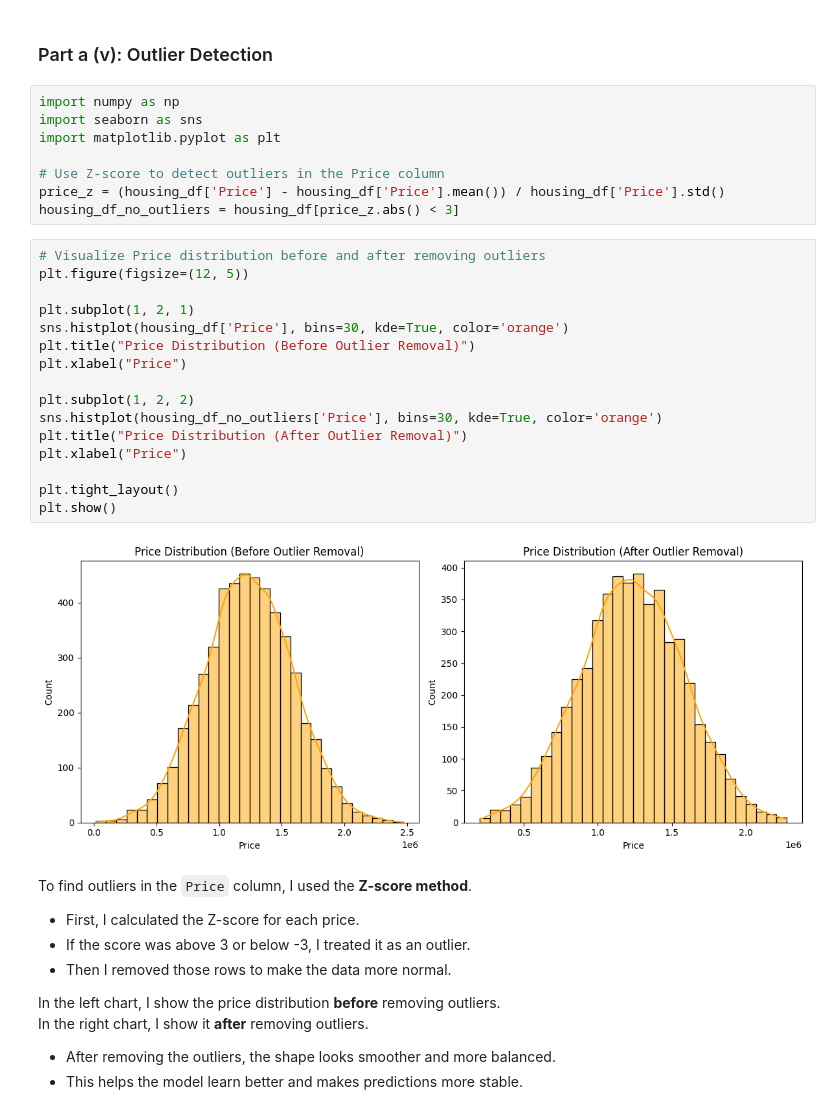
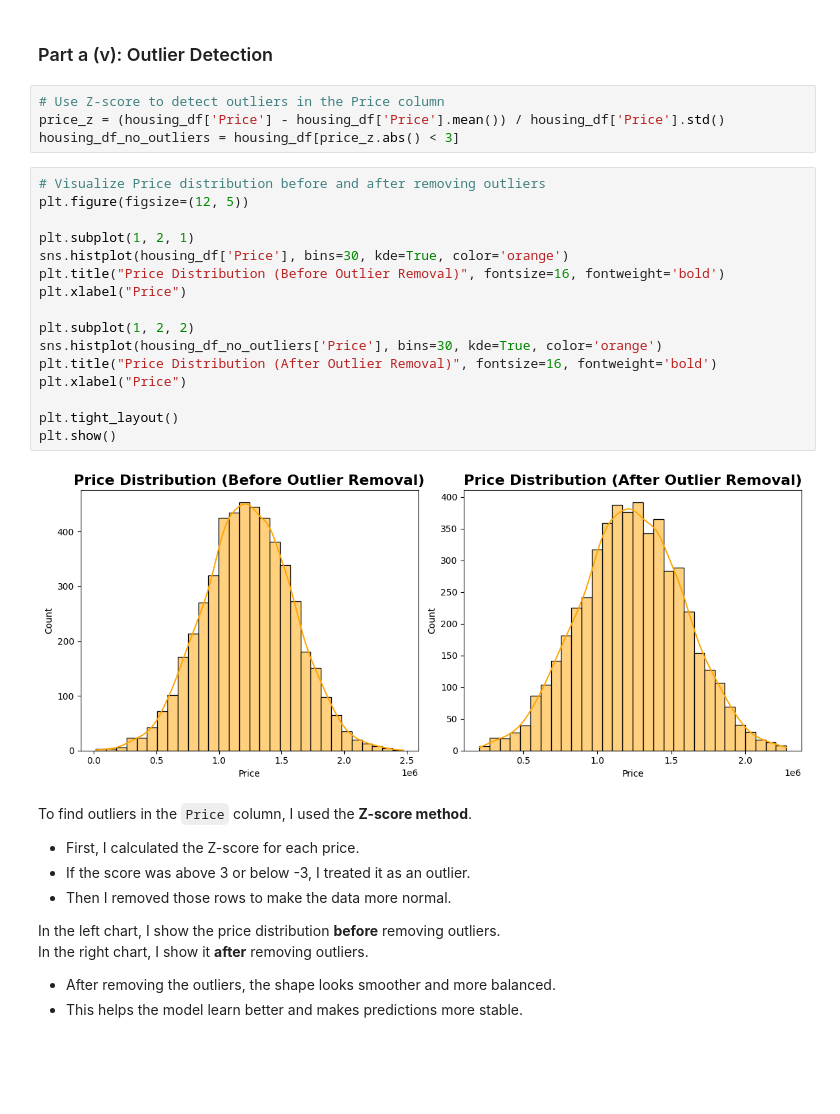
Before and after one commit to MONA100421/Chen_Yi_Weng_MT1_DSCI_552, a Jupyter notebook: notebook/Chen_Yi_Weng_MT1_Coding_DSCI_552.ipynb, the cells around one changed output. Saved outputs shown, nothing was run; the diff lists cells and outputs as text; blank space fills up the shorter version.

```diff
--- a/notebook/Chen_Yi_Weng_MT1_Coding_DSCI_552.ipynb
+++ b/notebook/Chen_Yi_Weng_MT1_Coding_DSCI_552.ipynb
@@ -109,31 +118,27 @@ Some areas may have higher house prices, so the zip code might be useful.
 # %% [markdown]
 ### Part a (v): Outlier Detection
 # %%
-import numpy as np
-import seaborn as sns
-import matplotlib.pyplot as plt
-
 # Use Z-score to detect outliers in the Price column
 price_z = (housing_df['Price'] - housing_df['Price'].mean()) / housing_df['Price'].std()
 housing_df_no_outliers = housing_df[price_z.abs() < 3]
 # %%
 # Visualize Price distribution before and after removing outliers
 plt.figure(figsize=(12, 5))
 
 plt.subplot(1, 2, 1)
 sns.histplot(housing_df['Price'], bins=30, kde=True, color='orange')
-plt.title("Price Distribution (Before Outlier Removal)")
+plt.title("Price Distribution (Before Outlier Removal)", fontsize=16, fontweight='bold')
 plt.xlabel("Price")
 
 plt.subplot(1, 2, 2)
 sns.histplot(housing_df_no_outliers['Price'], bins=30, kde=True, color='orange')
-plt.title("Price Distribution (After Outlier Removal)")
+plt.title("Price Distribution (After Outlier Removal)", fontsize=16, fontweight='bold')
 plt.xlabel("Price")
 
 plt.tight_layout()
 plt.show()
 # %% [output]
-[figure, old version]
+[figure, new version]
 # %% [markdown]
 To find outliers in the `Price` column, I used the **Z-score method**.
 
```
Also changed, not shown: parts of 8 cells of this notebook.
